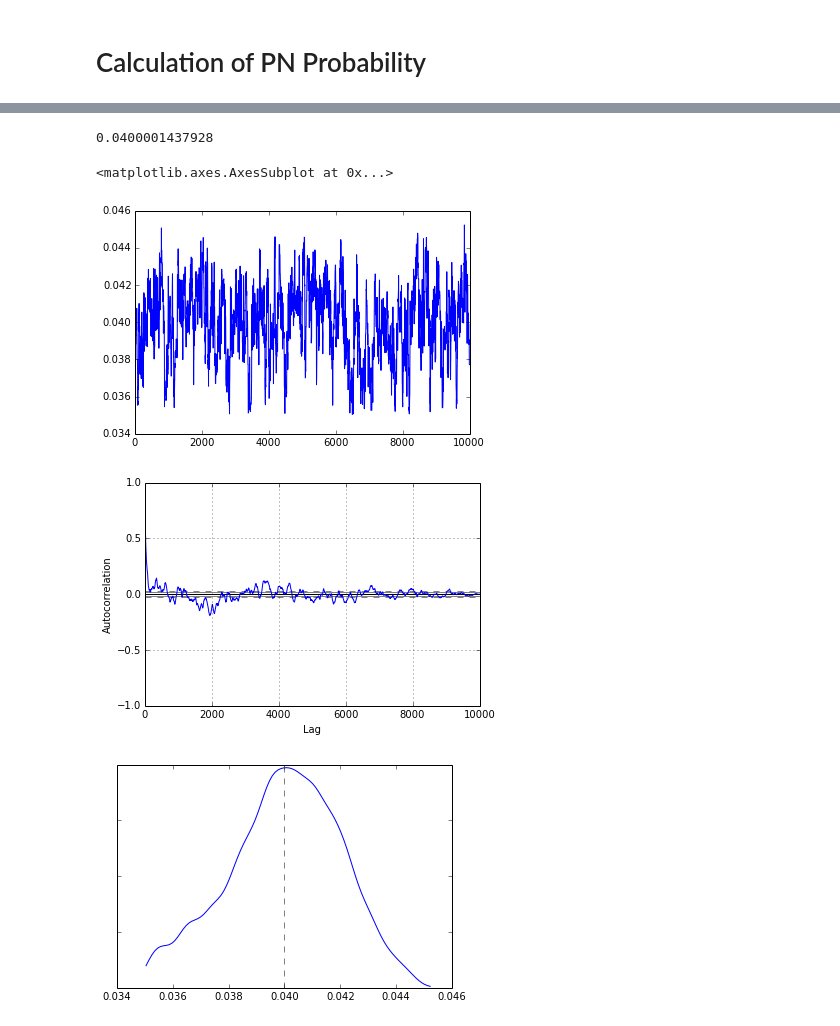
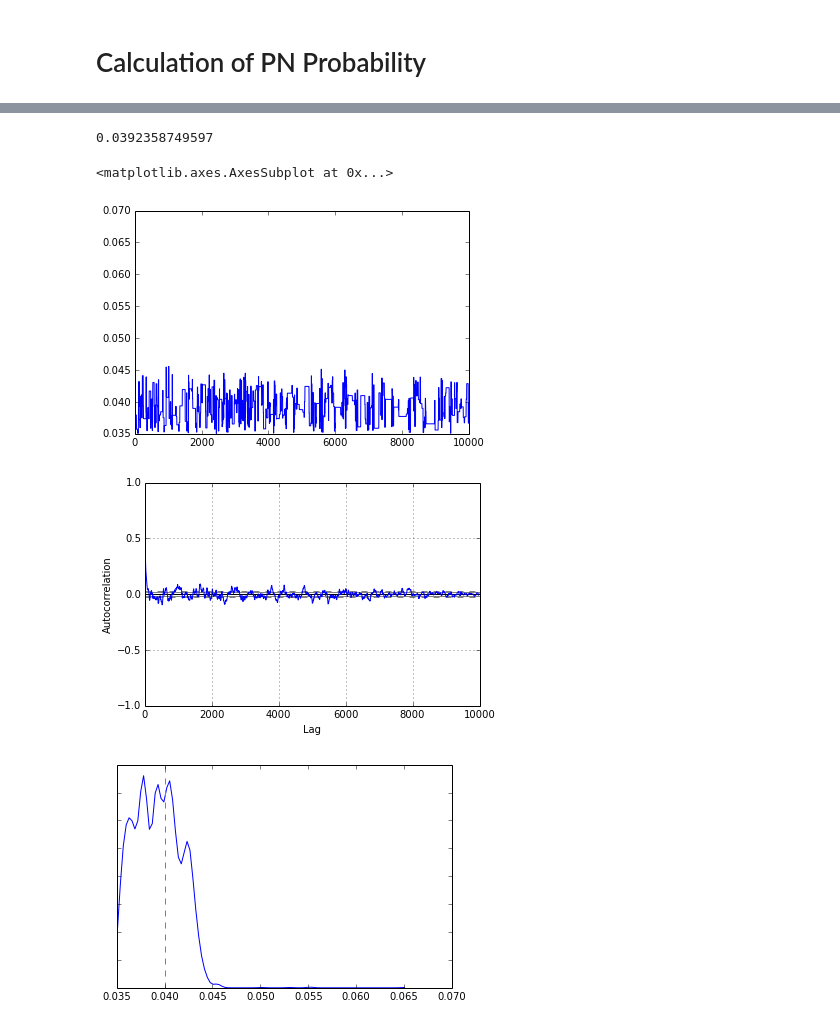
Before and after one commit to jcockayne/bayesian_pdes, a Jupyter notebook: notebooks/Allen-Cahn.ipynb, the cells around one changed output, grey strips where cells are left out. Cells and saved outputs as stored; diff of their text form; code cells hidden in the pictures.

```diff
--- a/notebooks/Allen-Cahn.ipynb
+++ b/notebooks/Allen-Cahn.ipynb
@@ -402,31 +393,49 @@ class LikelihoodClass(object):
 # %%
-import sys
+## import sys
 # lastly put all of this together to sample from the delta distribution
 n_iter = 10000
 
-delta_min = 0.035
-delta_max = 0.1
+delta_min = 0.02
+delta_max = 0.15
 def delta_prior(delta):
 
-    if delta < delta_max and delta > delta_min:
+    if delta[1] < delta_max and delta[1] > delta_min:
         return 1./(delta_max-delta_min)
     return 0
 def delta_log_prior(delta):
-    if delta < delta_max and delta > delta_min:
+    if delta[1] < delta_max and delta[1] > delta_min:
         return 0.
     return -np.inf
 
 #prev_delta = (delta_max + delta_min) / 2.
 prev_delta = 0.04
-delta_proposal_variance = 1e-3
-z_proposal_variance = 1e-6
+delta_proposal_variance = 1e-2
+z_proposal_variance = 1e-3
 z_samples = 1000
-z_mesh_size = 50
+z_mesh_size = 25
 
 #solutions_lambda = lambda delta: retry(lambda: find_solutions(delta, 50), 5, lambda s: len(s) == 3, True)
 #print '  Generating solutions'
 cur_solutions = find_solutions(prev_delta, z_mesh_size)
 
-likelihood = LikelihoodClass(cur_solutions)
-def propose(delta):
-    return np.random.normal(delta, delta_proposal_variance)
+likelihood = LikelihoodClass(cur_solutions, prev_delta)
+class ProposalClass(object):
+    def __init__(self):
+        self.proposal_ix = 0
+
+    def propose_delta(self, delta):
+        return np.random.normal(delta, delta_proposal_variance)
+
+    def propose_solution(self):
+        return np.random.choice(3)
+
+    def __call__(self, current):
+        if self.proposal_ix == 0:
+            solution = current[0]
+            delta = self.propose_delta(current[1])
+        else:
+            solution = self.propose_solution()
+            delta = current[1]
+        self.proposal_ix = 1 if self.proposal_ix == 0 else 0
+        return np.array([solution, delta])
+propose = ProposalClass()
@@ -433,5 +452,5 @@ def propose(delta):
 # %%
-samples = mcmc.rwm(n_iter, propose, likelihood, delta_log_prior, 0.04)
+samples = mcmc.rwm(n_iter, propose, likelihood, delta_log_prior, np.array([0, 0.04]))
 # %%
 np.save('delta_n={}.npy'.format(n_pts), samples)
 # %%
@@ -440,21 +459,22 @@ from pandas.tools.plotting import autocorrelation_plot
 # %%
 burn = 0
 thin = 1
-thinned_burned = samples[burn::thin]
+thinned_burned = samples[burn::thin,1]
 plt.plot(thinned_burned)
 print(np.mean(thinned_burned))
 plt.figure()
 
 autocorrelation_plot(thinned_burned)
 # %% [output]
-0.0400001437928
+0.0392358749597
 <matplotlib.axes.AxesSubplot at 0x...>
-[figure, old version]
+[figure, new version]
-[figure, old version]
+[figure, new version]
 # %%
 import scipy.stats
-kde = scipy.stats.gaussian_kde(samples.T)
-range = np.linspace(samples.min(), samples.max(), 100)
+delta_samples = samples[:,1]
+kde = scipy.stats.gaussian_kde(delta_samples.T)
+range = np.linspace(delta_samples.min(), delta_samples.max(), 100)
 plt.plot(range, kde(range))
 plt.axvline(0.04, color='gray', linestyle='--')
 plt.gca().set_yticklabels([])
@@ -463,5 +483,5 @@ f.patch.set_alpha(0.0)
 plt.savefig('ac_delta.pdf',  bbox_inches='tight')
 #plt.hist(samples, 50);
 # %% [output]
-[figure, old version]
+[figure, new version]
 # %%
```
Also changed, not shown: parts of 21 cells of this notebook, 8 other files.
